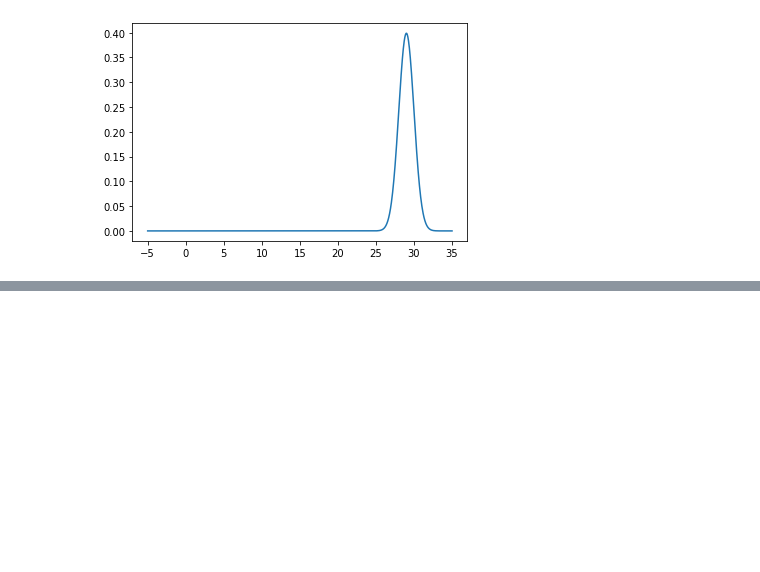
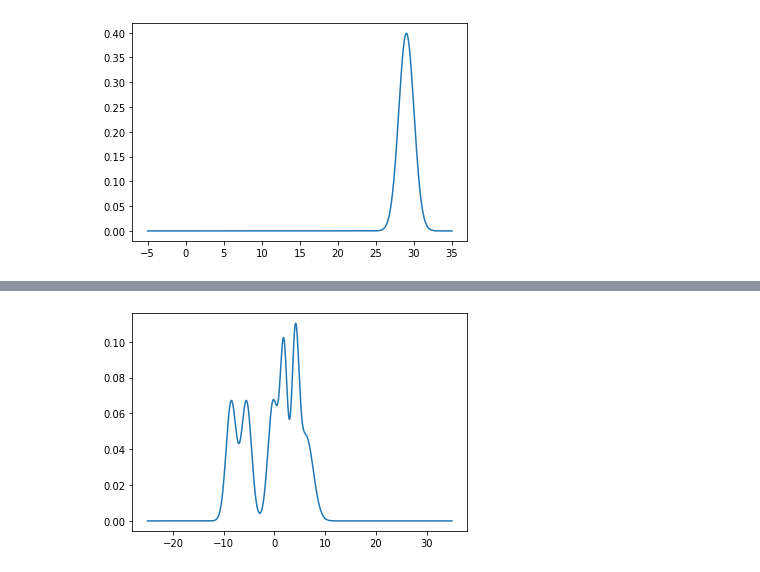
Before and after one commit to ElouanARGOUARCH/SBI, a Jupyter notebook: Test.ipynb, the cells around one changed output, grey strips where cells are left out. Saved outputs shown, nothing was run; the diff lists cells and outputs as text; code cells hidden in the pictures; blank space fills up the shorter version.

```diff
--- a/Test.ipynb
+++ b/Test.ipynb
@@ -41,0 +43,19 @@ AttributeError: 'SMCSampler1' object has no attribute 'print_shape_particles'
+# %%
+T = 10
+target = Dimension1()
+# %%
+target_log_densities = []
+for i in range(T):
+    temp = lambda samples : (1-i/(T-1))*MultivariateNormal(torch.zeros(1), torch.eye(1)).log_prob(samples) + i/(T-1)*target.log_prob(samples)
+    target_log_densities.append(temp)
+# %%
+from IPython.display import clear_output
+import matplotlib.pyplot as plt
+linspace= torch.linspace(-25, 35,1000).unsqueeze(-1)
+for i in range(T):
+    clear_output(wait=True)
+    plt.figure()
+    plt.plot(linspace, torch.exp(target_log_densities[i](linspace)))
+    plt.show()
+# %% [output]
+[figure, added]
```
Also changed, not shown: parts of 7 cells of this notebook, 1 other file.
